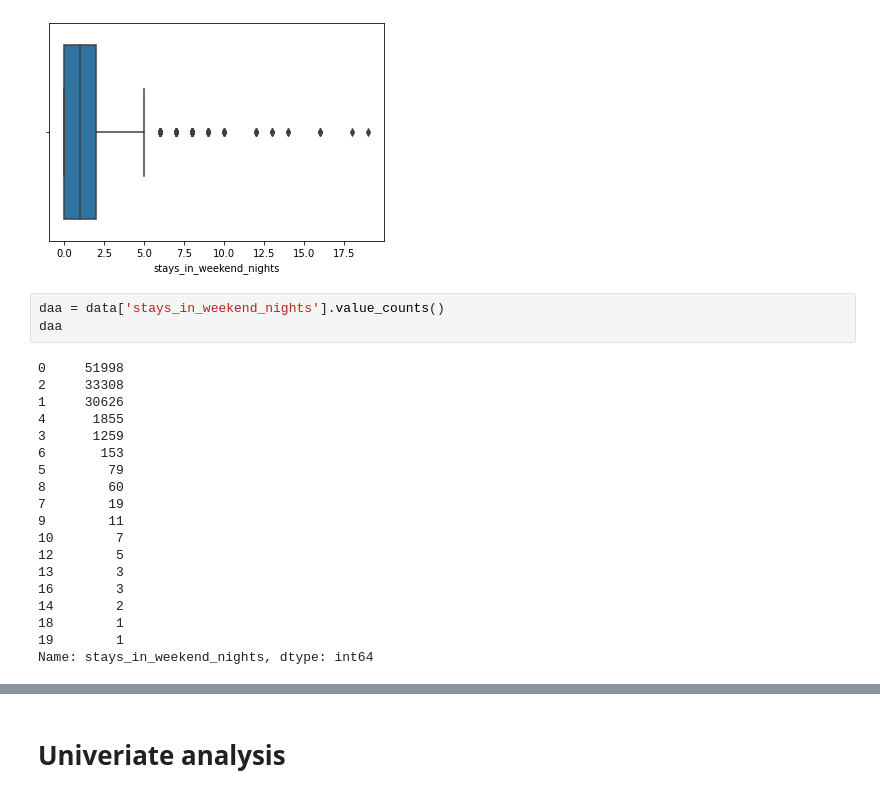
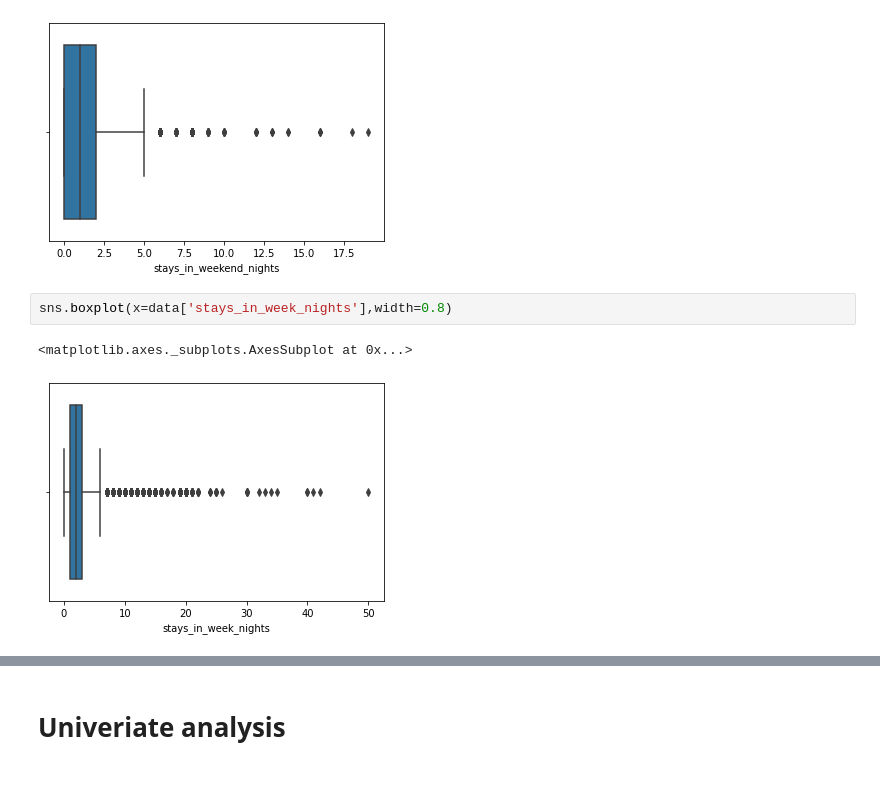
Before and after one commit to aynaval/Hotel-booking-analysis_EDA, a Jupyter notebook: EDA_Capstone_Project.ipynb, the cells around one changed output, grey strips where cells are left out. Drawn from its saved outputs; the diff is of its cells as text.

```diff
--- a/EDA_Capstone_Project.ipynb
+++ b/EDA_Capstone_Project.ipynb
@@ -348,25 +353,8 @@ sns.boxplot(x=data['stays_in_weekend_nights'],width=0.8)
 # %% [output]
 <matplotlib.axes._subplots.AxesSubplot at 0x...>
 [figure]
-# %%
-daa = data['stays_in_weekend_nights'].value_counts()
-daa
-# %% [output]
-0     51998
-2     33308
-1     30626
-4      1855
-3      1259
-6       153
-5        79
-8        60
-7        19
-9        11
-10        7
-12        5
-13        3
-16        3
-14        2
-18        1
-19        1
-Name: stays_in_weekend_nights, dtype: int64
+# %%
+sns.boxplot(x=data['stays_in_week_nights'],width=0.8)
+# %% [output]
+<matplotlib.axes._subplots.AxesSubplot at 0x...>
+[figure, added]
```
Also changed, not shown: parts of 12 cells of this notebook.
